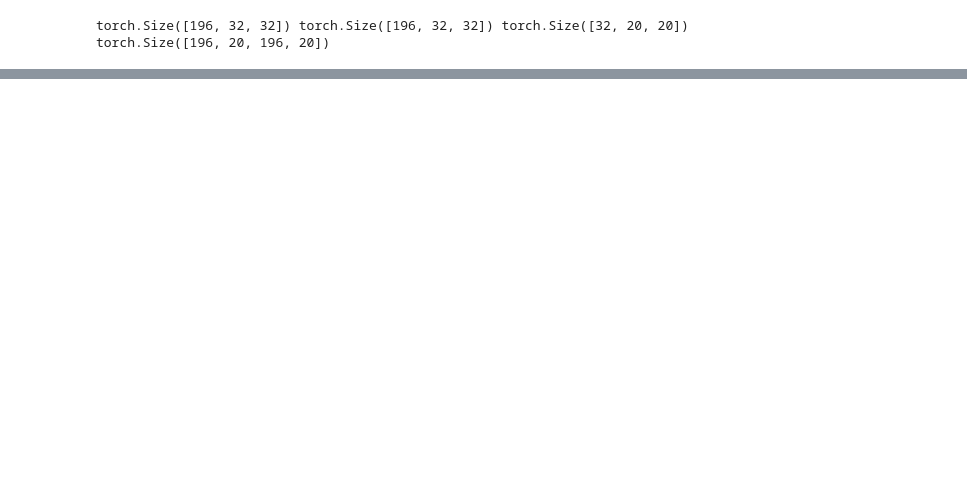
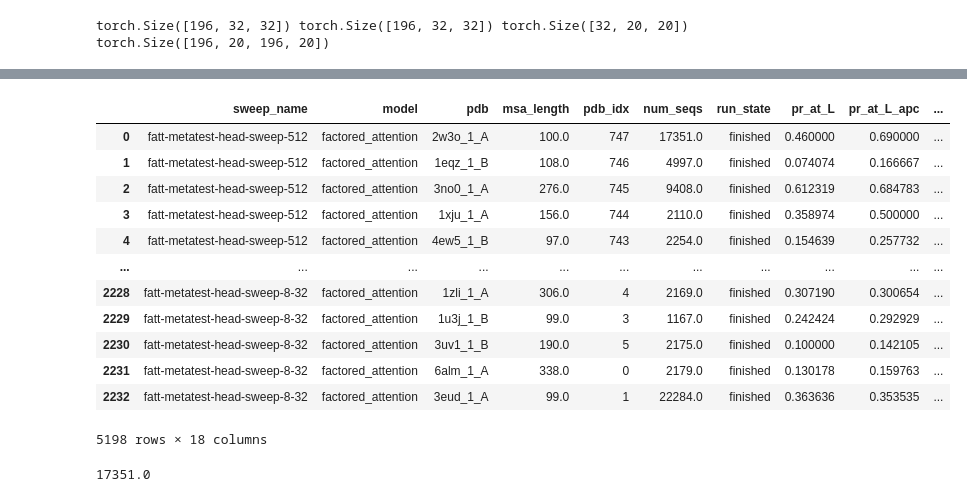
Before and after one commit to songlab-cal/factored-attention, a Jupyter notebook: weight_correlations.ipynb, the cells around one changed output, grey strips where cells are left out. Cells and saved outputs as stored; diff of their text form; code cells hidden in the pictures; blank space fills up the shorter version.

```diff
--- a/weight_correlations.ipynb
+++ b/weight_correlations.ipynb
@@ -280,0 +251,16 @@ print(get_info(num_attention_heads=8, attention_head_size=32, pdb='2bfw_1_A'))
+# %%
+fatt_df
+# %% [output]
+|  | sweep_name | model | pdb | msa_length | pdb_idx | num_seqs | run_state | pr_at_L | pr_at_L_apc | ... |
+| 0 | fatt-metatest-head-sweep-512 | factored_attention | 2w3o_1_A | 100.0 | 747 | 17351.0 | finished | 0.460000 | 0.690000 | ... |
+| 1 | fatt-metatest-head-sweep-512 | factored_attention | 1eqz_1_B | 108.0 | 746 | 4997.0 | finished | 0.074074 | 0.166667 | ... |
+| 2 | fatt-metatest-head-sweep-512 | factored_attention | 3no0_1_A | 276.0 | 745 | 9408.0 | finished | 0.612319 | 0.684783 | ... |
+| 3 | fatt-metatest-head-sweep-512 | factored_attention | 1xju_1_A | 156.0 | 744 | 2110.0 | finished | 0.358974 | 0.500000 | ... |
+| 4 | fatt-metatest-head-sweep-512 | factored_attention | 4ew5_1_B | 97.0 | 743 | 2254.0 | finished | 0.154639 | 0.257732 | ... |
+| ... | ... | ... | ... | ... | ... | ... | ... | ... | ... | ... |
+| 2228 | fatt-metatest-head-sweep-8-32 | factored_attention | 1zli_1_A | 306.0 | 4 | 2169.0 | finished | 0.307190 | 0.300654 | ... |
+| 2229 | fatt-metatest-head-sweep-8-32 | factored_attention | 1u3j_1_B | 99.0 | 3 | 1167.0 | finished | 0.242424 | 0.292929 | ... |
+| 2230 | fatt-metatest-head-sweep-8-32 | factored_attention | 3uv1_1_B | 190.0 | 5 | 2175.0 | finished | 0.100000 | 0.142105 | ... |
+| 2231 | fatt-metatest-head-sweep-8-32 | factored_attention | 6alm_1_A | 338.0 | 0 | 2179.0 | finished | 0.130178 | 0.159763 | ... |
+| 2232 | fatt-metatest-head-sweep-8-32 | factored_attention | 3eud_1_A | 99.0 | 1 | 22284.0 | finished | 0.363636 | 0.353535 | ... |
+5198 rows × 18 columns
@@ -280,0 +276,4 @@ print(get_info(num_attention_heads=8, attention_head_size=32, pdb='2bfw_1_A'))
+# %%
+row['num_seqs']
+# %% [output]
+17351.0
```
Also changed, not shown: parts of 11 cells of this notebook, 3 other files.
